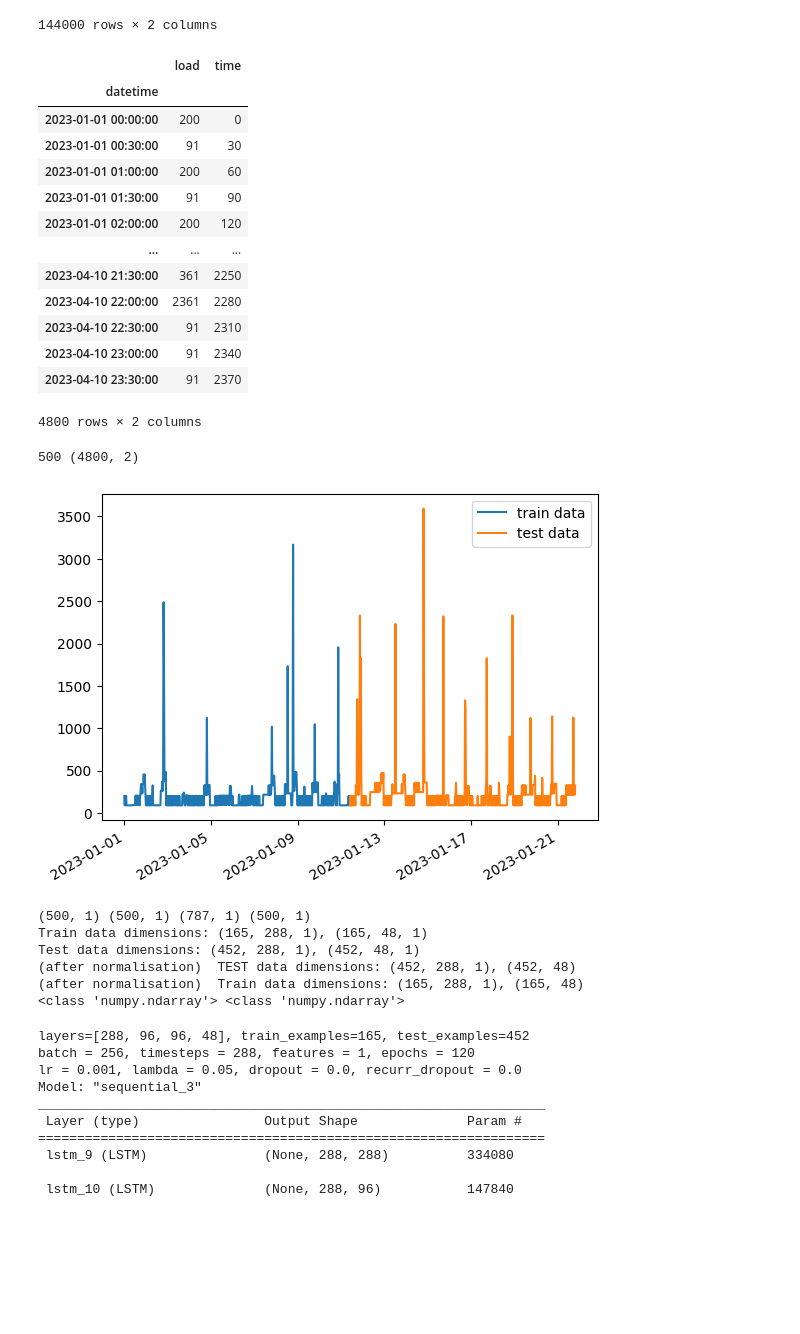
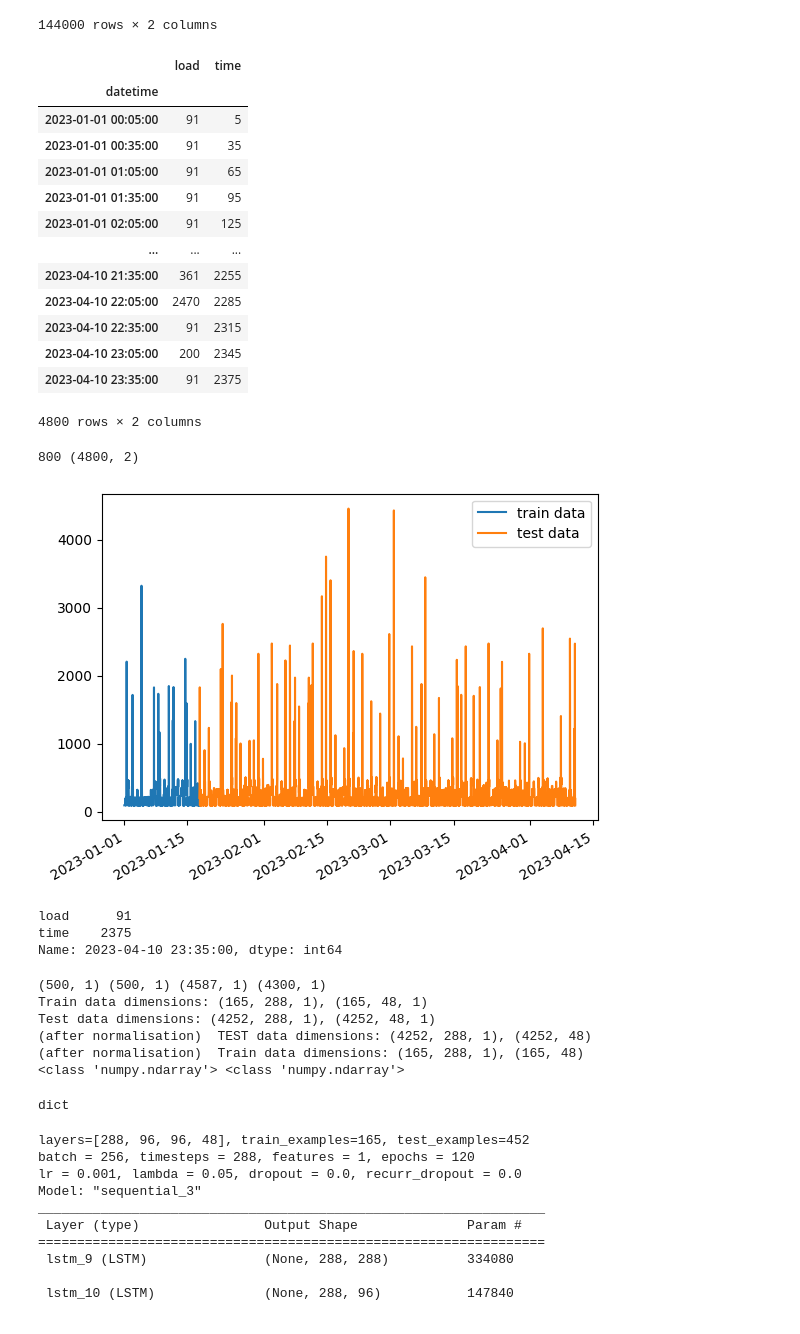
Before and after one commit to Muckthebuck/2023-Energy-kit, a Jupyter notebook: load_dnn.ipynb, the cells around one changed output. Saved outputs shown, nothing was run; the diff lists cells and outputs as text; code cells hidden in the pictures; blank space fills up the shorter version.

```diff
--- a/load_dnn.ipynb
+++ b/load_dnn.ipynb
@@ -40,23 +40,25 @@ df
 | 2023-04-10 23:58:00 | 91 | 2398 |
 | 2023-04-10 23:59:00 | 91 | 2399 |
 144000 rows × 2 columns
+# %%
+df = df.iloc[5:]
 # %%
 df = df.iloc[::30]
 df
 # %% [output]
 |  | load | time |
 | datetime |  |  |
-| 2023-01-01 00:00:00 | 200 | 0 |
-| 2023-01-01 00:30:00 | 91 | 30 |
-| 2023-01-01 01:00:00 | 200 | 60 |
-| 2023-01-01 01:30:00 | 91 | 90 |
-| 2023-01-01 02:00:00 | 200 | 120 |
+| 2023-01-01 00:05:00 | 91 | 5 |
+| 2023-01-01 00:35:00 | 91 | 35 |
+| 2023-01-01 01:05:00 | 91 | 65 |
+| 2023-01-01 01:35:00 | 91 | 95 |
+| 2023-01-01 02:05:00 | 91 | 125 |
 | ... | ... | ... |
-| 2023-04-10 21:30:00 | 361 | 2250 |
-| 2023-04-10 22:00:00 | 2361 | 2280 |
-| 2023-04-10 22:30:00 | 91 | 2310 |
-| 2023-04-10 23:00:00 | 91 | 2340 |
-| 2023-04-10 23:30:00 | 91 | 2370 |
+| 2023-04-10 21:35:00 | 361 | 2255 |
+| 2023-04-10 22:05:00 | 2470 | 2285 |
+| 2023-04-10 22:35:00 | 91 | 2315 |
+| 2023-04-10 23:05:00 | 200 | 2345 |
+| 2023-04-10 23:35:00 | 91 | 2375 |
 4800 rows × 2 columns
 # %%
 # split the data into inputs and targets
@@ -112,27 +114,38 @@ def create_batches(train_data, val_data, T, pred_T, feature_name):
 
     return X_train, y_train, X_test, y_test, test_labels, scaler_x, scaler_y
 # %%
-training_size = 500
+training_size = 800
 print(training_size, df.shape)
 train_data = df.iloc[:training_size]
-val_data = df.iloc[training_size:training_size+training_size]
+val_data = df.iloc[training_size:]
 plt.plot(train_data.index, train_data[['load']], label = 'train data')
 plt.plot(val_data.index, val_data[['load']], label='test data')
 plt.legend()
 plt.gcf().autofmt_xdate()
 # %% [output]
-500 (4800, 2)
+800 (4800, 2)
-[figure, old version]
+[figure, new version]
+# %%
+val_data.iloc[-1]
+# %% [output]
+load      91
+time    2375
+Name: 2023-04-10 23:35:00, dtype: int64
 # %%
 X_train, y_train, X_test, y_test, test_labels, scaler_x, scaler_y = create_batches(train_data, val_data, T, pred_T, 'load')
 print(type(X_train), type(y_train))
 # %% [output]
-(500, 1) (500, 1) (787, 1) (500, 1)
+(500, 1) (500, 1) (4587, 1) (4300, 1)
 Train data dimensions: (165, 288, 1), (165, 48, 1)
-Test data dimensions: (452, 288, 1), (452, 48, 1)
-(after normalisation)  TEST data dimensions: (452, 288, 1), (452, 48)
+Test data dimensions: (4252, 288, 1), (4252, 48, 1)
+(after normalisation)  TEST data dimensions: (4252, 288, 1), (4252, 48)
 (after normalisation)  Train data dimensions: (165, 288, 1), (165, 48)
 <class 'numpy.ndarray'> <class 'numpy.ndarray'>
+# %%
+df_load_val_batches = {'X_test_batch': X_test, 'Y_test_batches': y_test, 'test_data_split': val_data, 'original filtered data': df, 'training_size': training_size}
+type(df_load_val_batches)
+# %% [output]
+dict
 # %%
 # Let's make a list of CONSTANTS for modelling:
 LAYERS = [T, future*2, future*2, future]             # number of units in hidden and output layers
```
Also changed, not shown: parts of 2 cells of this notebook, 4 other files.
